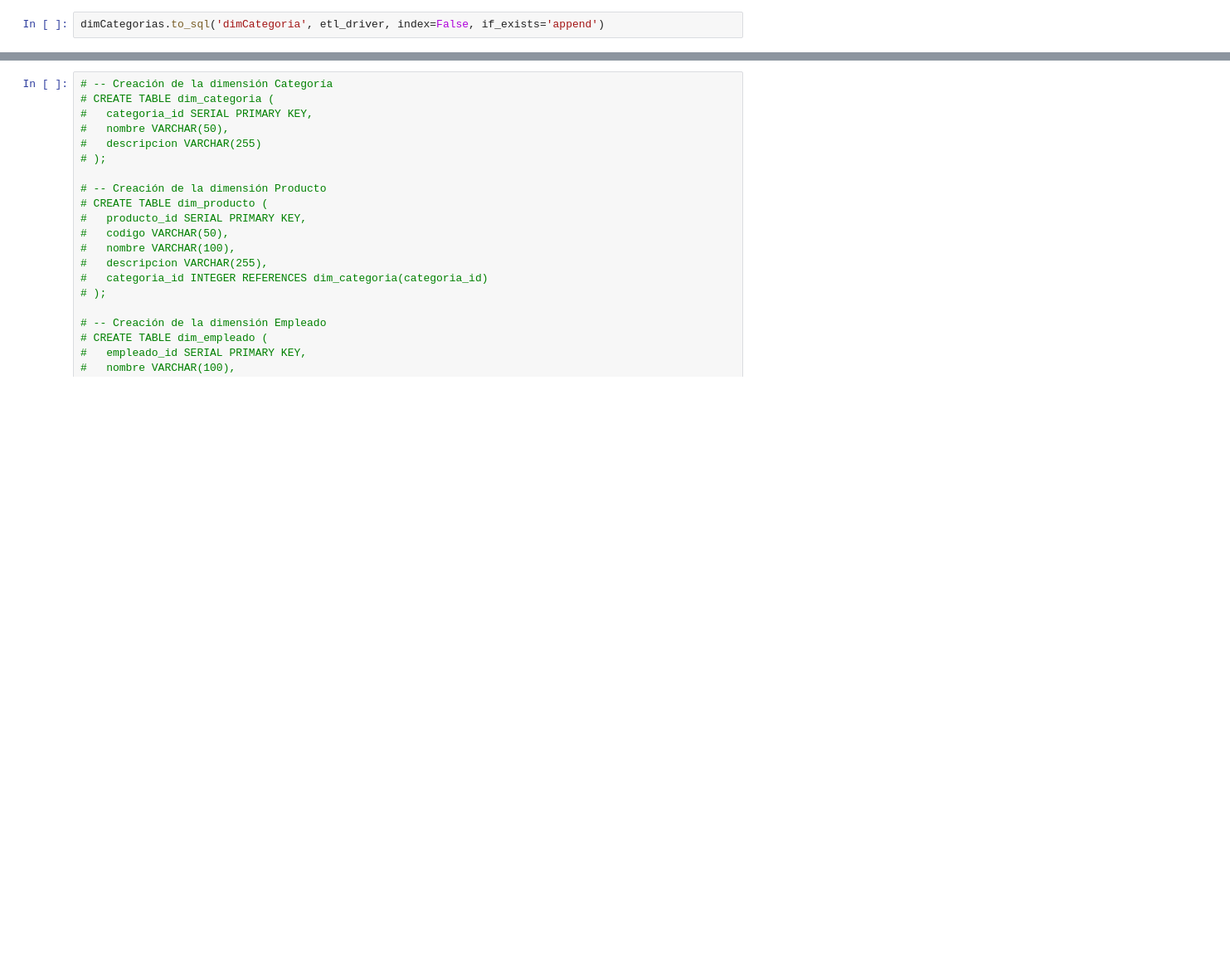
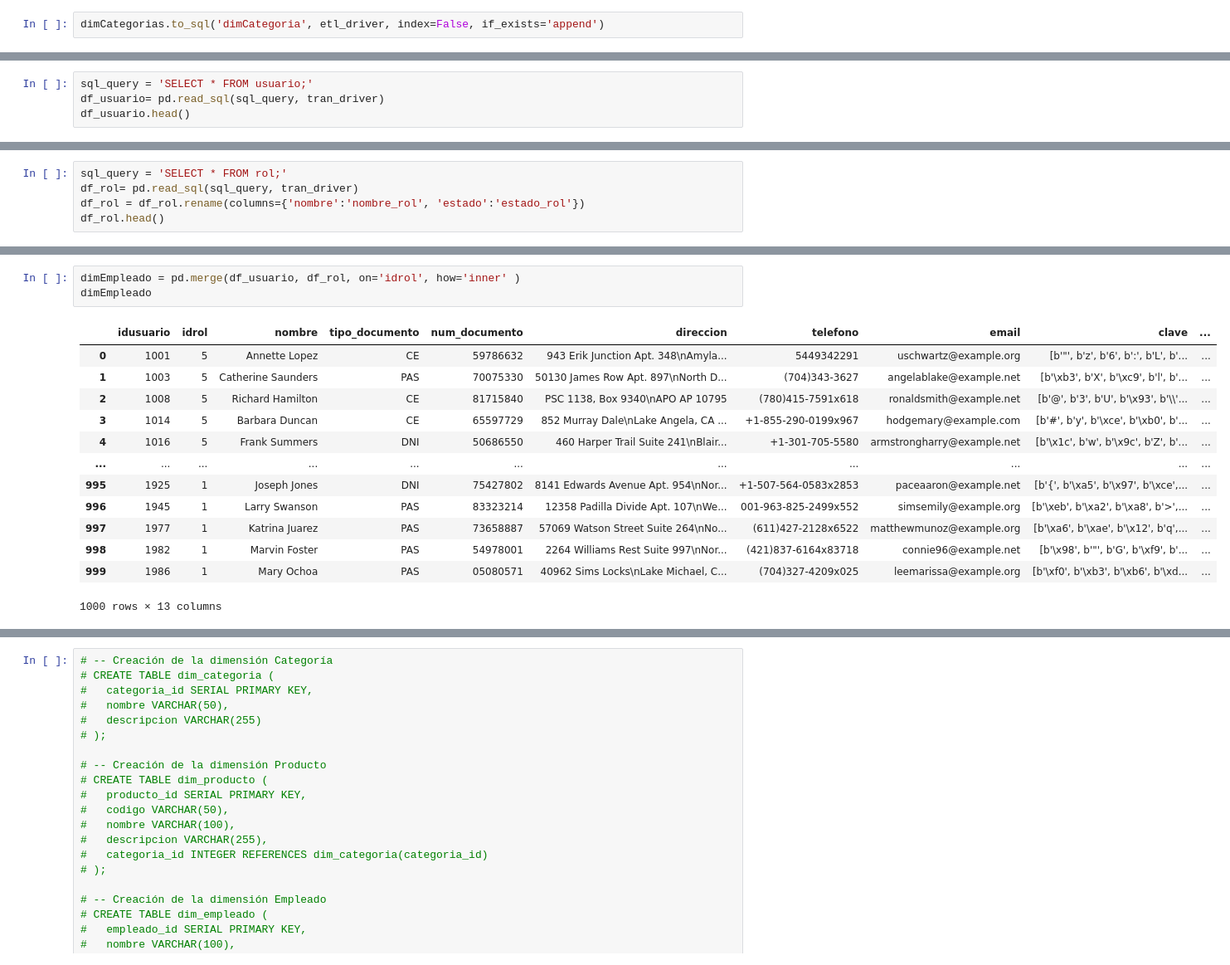
Before and after one commit to yosefmarr/python-final-project, a Jupyter notebook: etl.ipynb, the cells around one changed output, grey strips where cells are left out. Shown at 83% size. Cells and saved outputs as stored; diff of their text form; blank space fills up the shorter version.

```diff
--- a/etl.ipynb
+++ b/etl.ipynb
@@ -166,0 +176,4 @@ dimProducto
+# %%
+sql_query = 'SELECT * FROM usuario;'
+df_usuario= pd.read_sql(sql_query, tran_driver)
+df_usuario.head()
@@ -166,0 +187,5 @@ dimProducto
+# %%
+sql_query = 'SELECT * FROM rol;'
+df_rol= pd.read_sql(sql_query, tran_driver)
+df_rol = df_rol.rename(columns={'nombre':'nombre_rol', 'estado':'estado_rol'})
+df_rol.head()
@@ -166,0 +199,17 @@ dimProducto
+# %%
+dimEmpleado = pd.merge(df_usuario, df_rol, on='idrol', how='inner' )
+dimEmpleado
+# %% [output]
+|  | idusuario | idrol | nombre | tipo_documento | num_documento | direccion | telefono | email | clave | ... |
+| 0 | 1001 | 5 | Annette Lopez | CE | 59786632 | 943 Erik Junction Apt. 348\nAmyla... | 5449342291 | uschwartz@example.org | [b'"', b'z', b'6', b':', b'L', b'... | ... |
+| 1 | 1003 | 5 | Catherine Saunders | PAS | 70075330 | 50130 James Row Apt. 897\nNorth D... | (704)343-3627 | angelablake@example.net | [b'\xb3', b'X', b'\xc9', b'l', b'... | ... |
+| 2 | 1008 | 5 | Richard Hamilton | CE | 81715840 | PSC 1138, Box 9340\nAPO AP 10795 | (780)415-7591x618 | ronaldsmith@example.net | [b'@', b'3', b'U', b'\x93', b'\\'... | ... |
+| 3 | 1014 | 5 | Barbara Duncan | CE | 65597729 | 852 Murray Dale\nLake Angela, CA ... | +1-855-290-0199x967 | hodgemary@example.com | [b'#', b'y', b'\xce', b'\xb0', b'... | ... |
+| 4 | 1016 | 5 | Frank Summers | DNI | 50686550 | 460 Harper Trail Suite 241\nBlair... | +1-301-705-5580 | armstrongharry@example.net | [b'\x1c', b'w', b'\x9c', b'Z', b'... | ... |
+| ... | ... | ... | ... | ... | ... | ... | ... | ... | ... | ... |
+| 995 | 1925 | 1 | Joseph Jones | DNI | 75427802 | 8141 Edwards Avenue Apt. 954\nNor... | +1-507-564-0583x2853 | paceaaron@example.net | [b'{', b'\xa5', b'\x97', b'\xce',... | ... |
+| 996 | 1945 | 1 | Larry Swanson | PAS | 83323214 | 12358 Padilla Divide Apt. 107\nWe... | 001-963-825-2499x552 | simsemily@example.org | [b'\xeb', b'\xa2', b'\xa8', b'>',... | ... |
+| 997 | 1977 | 1 | Katrina Juarez | PAS | 73658887 | 57069 Watson Street Suite 264\nNo... | (611)427-2128x6522 | matthewmunoz@example.org | [b'\xa6', b'\xae', b'\x12', b'q',... | ... |
+| 998 | 1982 | 1 | Marvin Foster | PAS | 54978001 | 2264 Williams Rest Suite 997\nNor... | (421)837-6164x83718 | connie96@example.net | [b'\x98', b'"', b'G', b'\xf9', b'... | ... |
+| 999 | 1986 | 1 | Mary Ochoa | PAS | 05080571 | 40962 Sims Locks\nLake Michael, C... | (704)327-4209x025 | leemarissa@example.org | [b'\xf0', b'\xb3', b'\xb6', b'\xd... | ... |
+1000 rows × 13 columns
```
Also changed, not shown: parts of 19 cells of this notebook.
